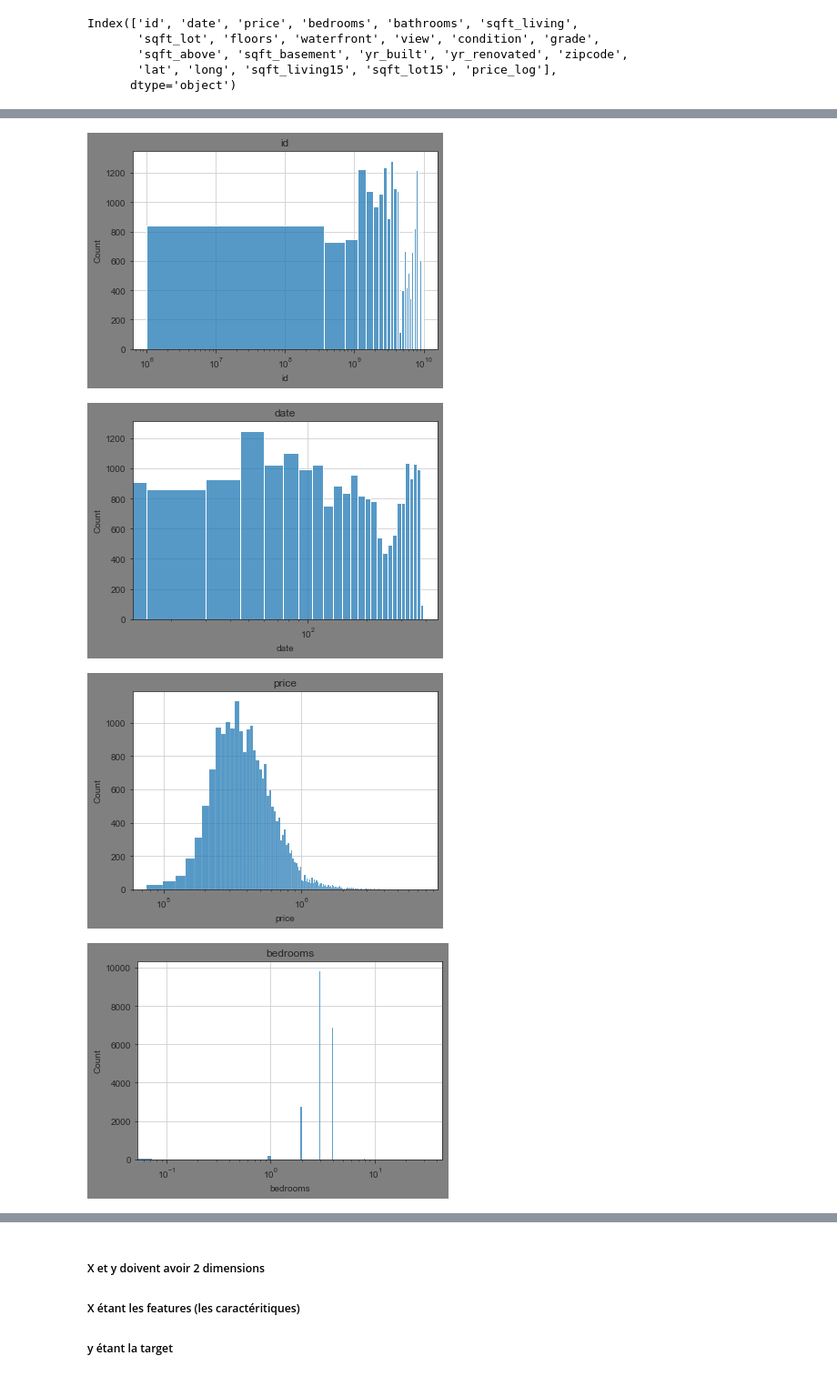
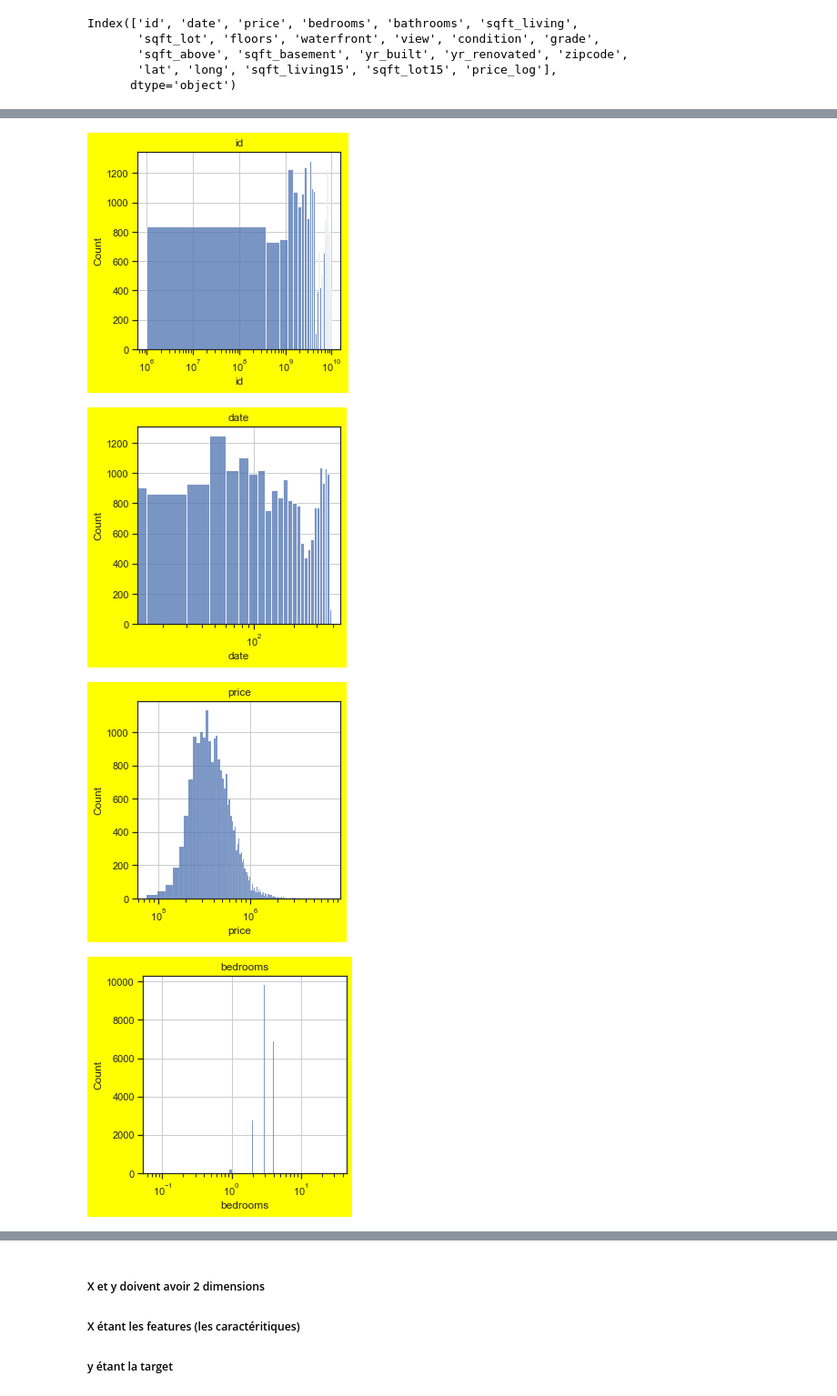
Before and after one commit to GSoulat/Dev-IA, a Jupyter notebook: PRIX D UNE MAISON/prix maison.ipynb, the cells around one changed output, grey strips where cells are left out. Shown at 91% size. Drawn from its saved outputs; the diff is of its cells as text; code cells hidden in the pictures.

```diff
--- a/PRIX D UNE MAISON/prix maison.ipynb
+++ b/PRIX D UNE MAISON/prix maison.ipynb
@@ -119,13 +161,14 @@ Index(['id', 'date', 'price', 'bedrooms', 'bathrooms', 'sqft_living',
 # %%
 for col in df.columns:
-    with sns.axes_style('ticks', {'figure.facecolor': 'grey', 'font.family': ['sans-serif'],'font.sans-serif': ['Arial',
+    sns.set(rc={'figure.figsize':(4,4)})
+    with sns.axes_style('ticks', {'figure.facecolor': 'yellow', 'font.family': ['sans-serif'],'font.sans-serif': ['Arial',
   'DejaVu Sans'], 'axes.grid': True}):
         sns.histplot(data = df, x = col)
         plt.title(col)
         plt.xscale('log')
         plt.show()
 # %% [output]
-[figure, old version]
+[figure, new version]
-[figure, old version]
+[figure, new version]
-[figure, old version]
+[figure, new version]
-[figure, old version]
+[figure, new version]
```
Also changed, not shown: parts of 65 cells of this notebook, 1 other file.
